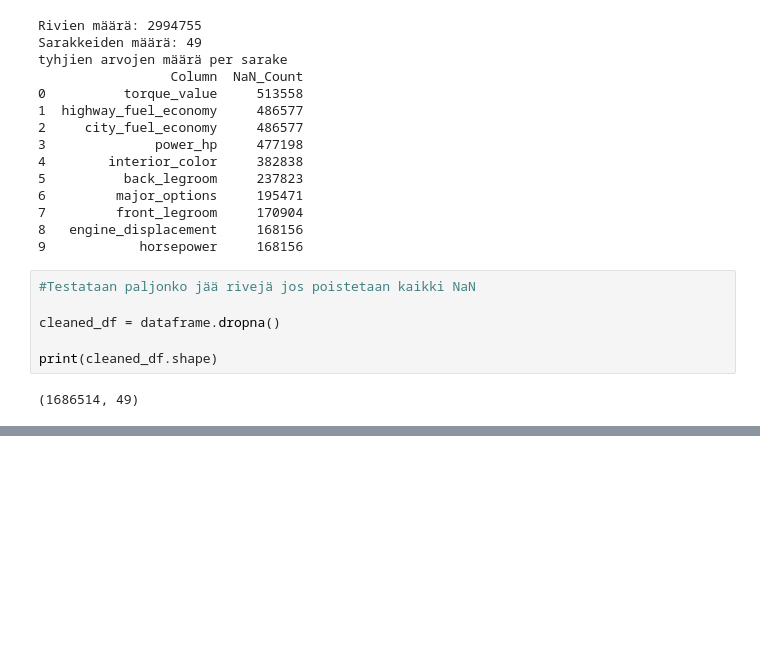
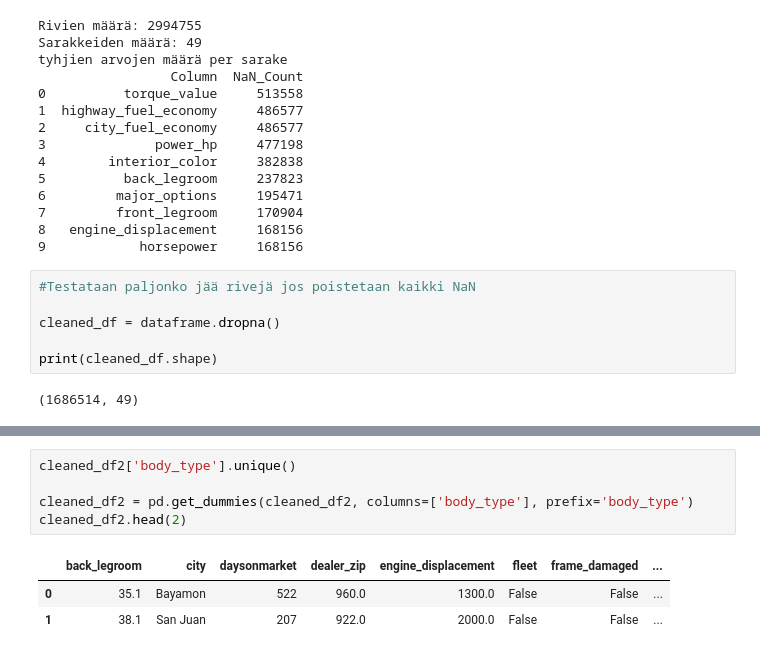
Before and after one commit to JermuSo/aida_project_group1, a Jupyter notebook: docs/Phase 3/phase_3_results.ipynb, the cells around one changed output, grey strips where cells are left out. Cells and saved outputs as stored; diff of their text form; blank space fills up the shorter version.

```diff
--- a/docs/Phase 3/phase_3_results.ipynb
+++ b/docs/Phase 3/phase_3_results.ipynb
@@ -543,0 +583,9 @@ Index(['back_legroom', 'body_type', 'city', 'daysonmarket', 'dealer_zip',
+# %%
+cleaned_df2['body_type'].unique()
+
+cleaned_df2 = pd.get_dummies(cleaned_df2, columns=['body_type'], prefix='body_type')
+cleaned_df2.head(2)
+# %% [output]
+|  | back_legroom | city | daysonmarket | dealer_zip | engine_displacement | fleet | frame_damaged | ... |
+| 0 | 35.1 | Bayamon | 522 | 960.0 | 1300.0 | False | False | ... |
+| 1 | 38.1 | San Juan | 207 | 922.0 | 2000.0 | False | False | ... |
```
Also changed, not shown: parts of 16 cells of this notebook.
